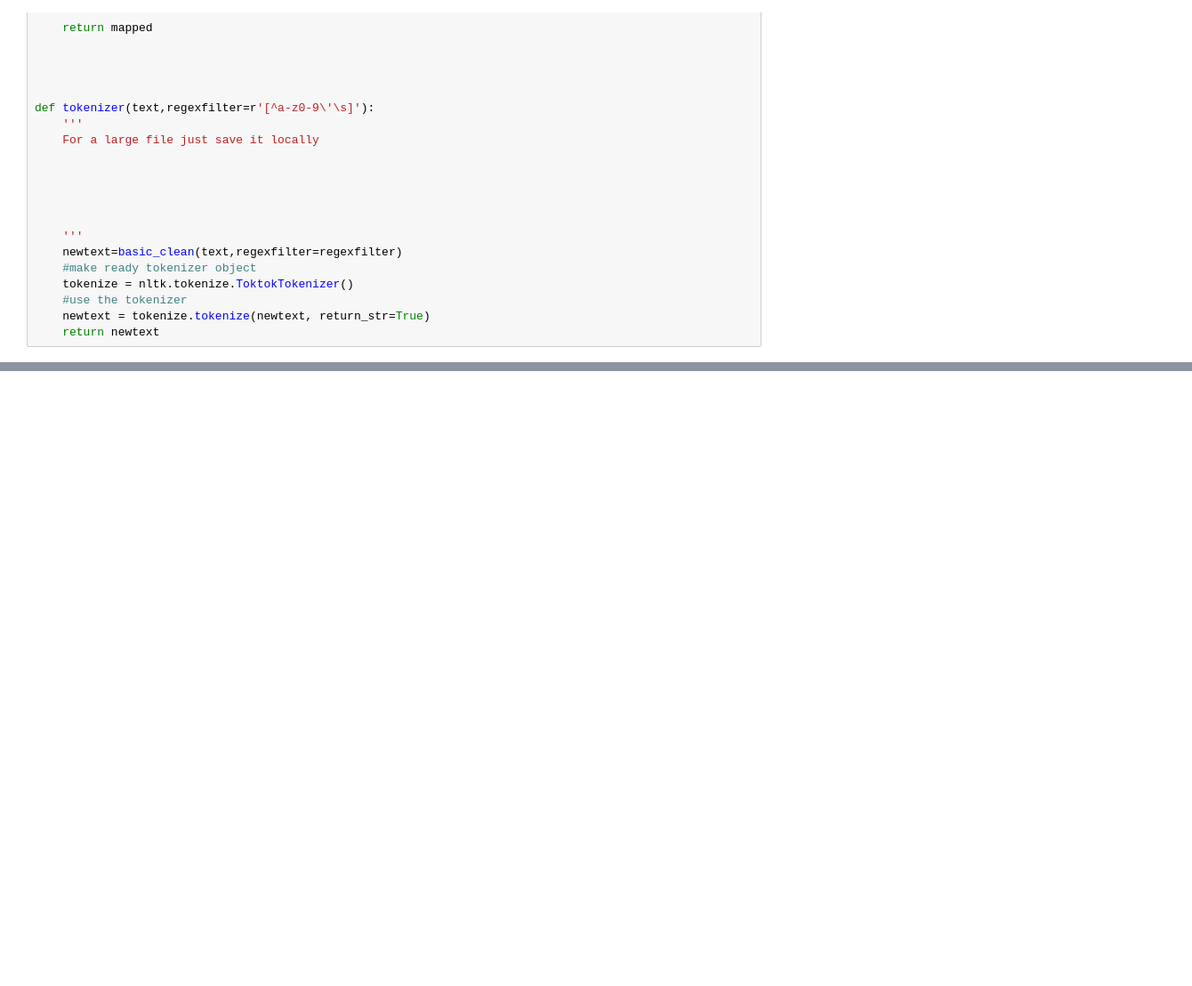
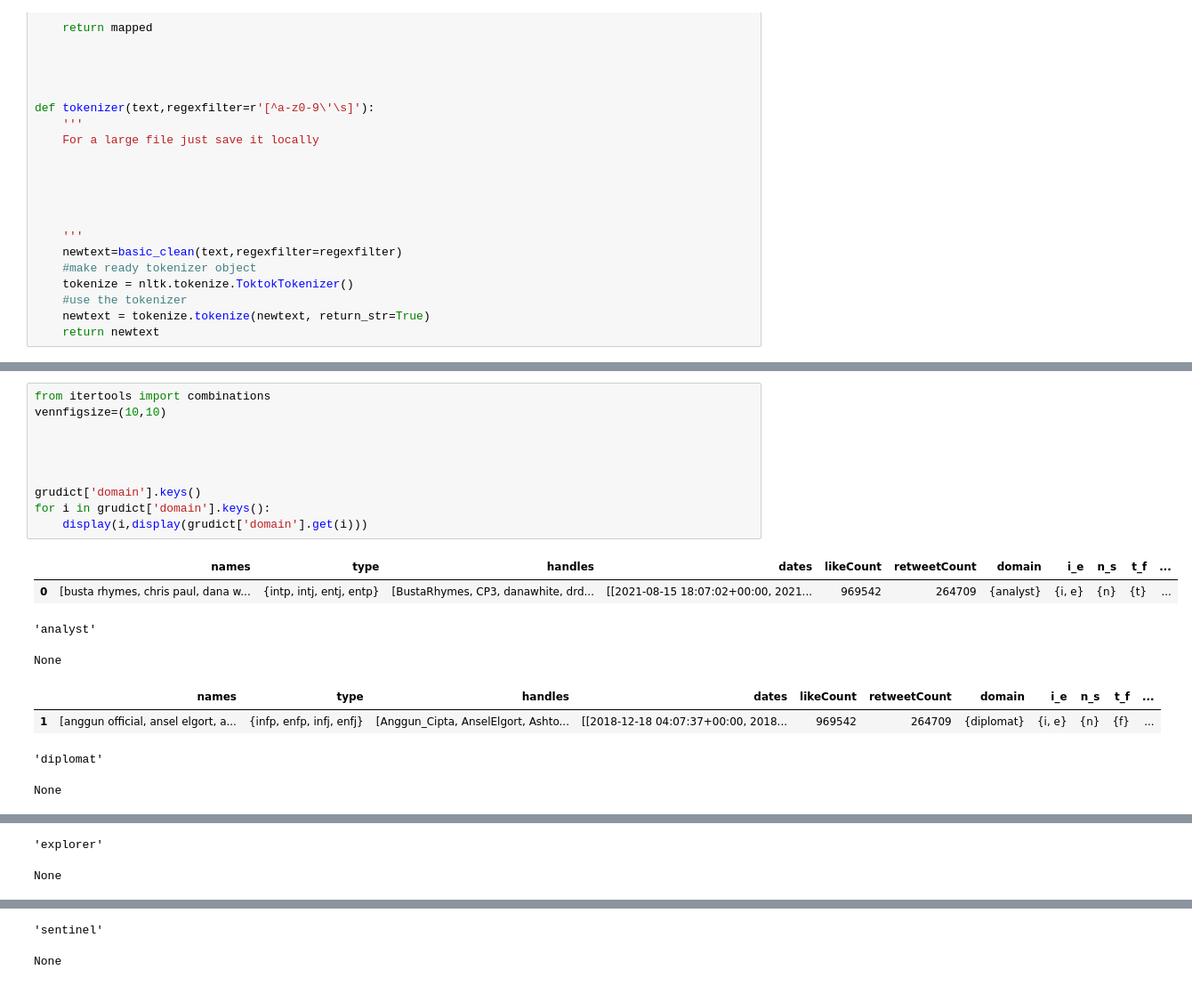
Before and after one commit to twitter-personality-predictor/capstone-project, a Jupyter notebook: richard/tryagain_prep.ipynb, the cells around one changed output, grey strips where cells are left out. Shown: that part at 89% size. Drawn from its saved outputs; the diff is of its cells as text; blank space fills up the shorter version.

```diff
--- a/richard/tryagain_prep.ipynb
+++ b/richard/tryagain_prep.ipynb
@@ -633,0 +714,19 @@ word_counts[percentlist].head(20).plot.barh(stacked=True)
+# %%
+from itertools import combinations
+vennfigsize=(10,10)
+
+
+
+
+grudict['domain'].keys()
+for i in grudict['domain'].keys():
+    display(i,display(grudict['domain'].get(i)))
+# %% [output]
+|  | names | type | handles | dates | likeCount | retweetCount | domain | i_e | n_s | t_f | ... |
+| 0 | [busta rhymes, chris paul, dana w... | {intp, intj, entj, entp} | [BustaRhymes, CP3, danawhite, drd... | [[2021-08-15 18:07:02+00:00, 2021... | 969542 | 264709 | {analyst} | {i, e} | {n} | {t} | ... |
+'analyst'
+None
+|  | names | type | handles | dates | likeCount | retweetCount | domain | i_e | n_s | t_f | ... |
+| 1 | [anggun official, ansel elgort, a... | {infp, enfp, infj, enfj} | [Anggun_Cipta, AnselElgort, Ashto... | [[2018-12-18 04:07:37+00:00, 2018... | 969542 | 264709 | {diplomat} | {i, e} | {n} | {f} | ... |
+'diplomat'
+None
@@ -633,0 +735,2 @@ word_counts[percentlist].head(20).plot.barh(stacked=True)
+'explorer'
+None
@@ -634 +739,3 @@ word_counts[percentlist].head(20).plot.barh(stacked=True)
+'sentinel'
+None
 # %%
```
Also changed, not shown: parts of 13 cells of this notebook, 1 other file.
